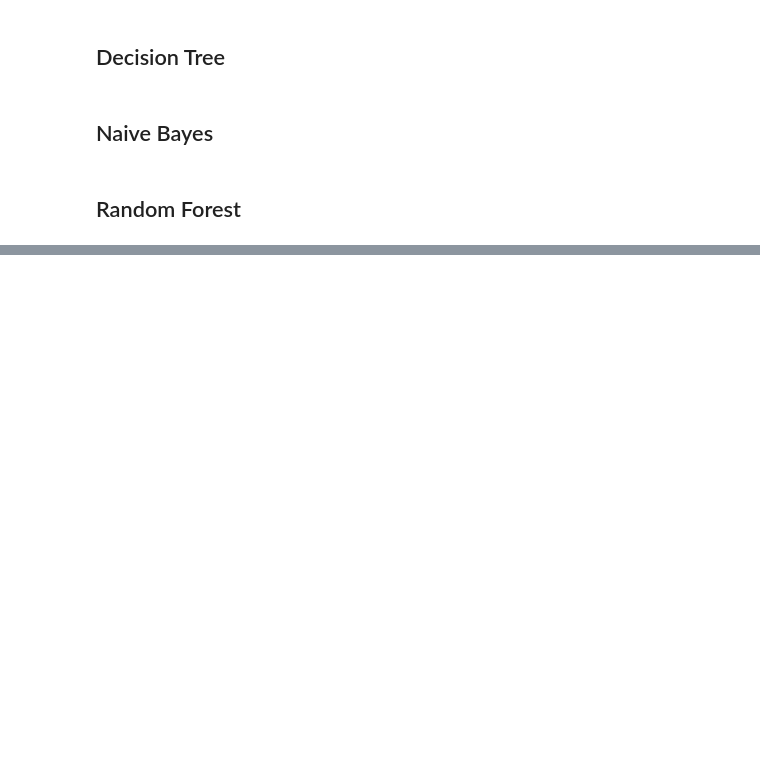
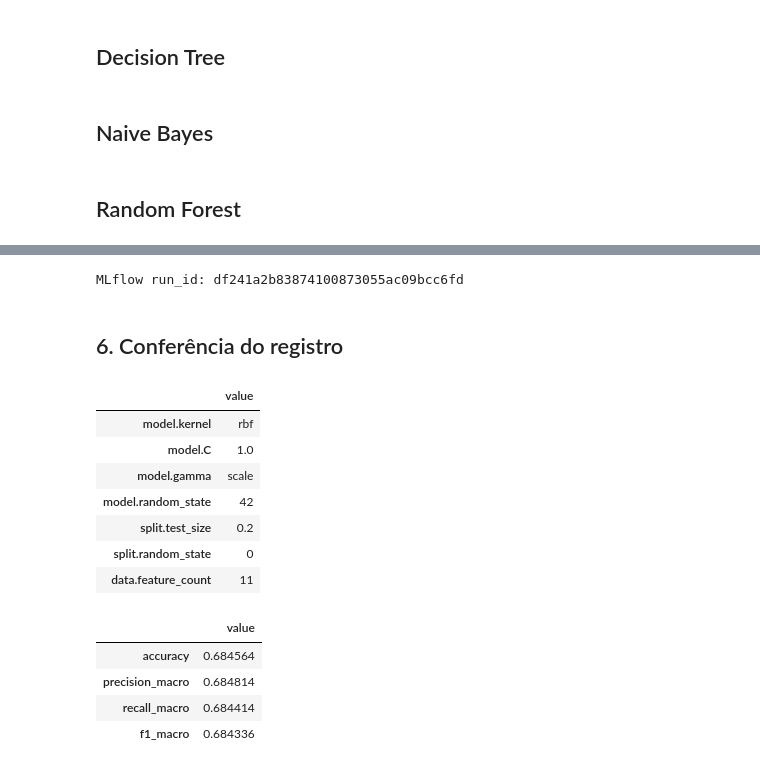
Before and after one commit to thiagolaet/noworkflow-ml-pipeline, a Jupyter notebook: mlflow_pipeline/heart_disease_pipeline.ipynb, the cells around one changed output, grey strips where cells are left out. Cells and saved outputs as stored; diff of their text form; code cells hidden in the pictures; blank space fills up the shorter version.

```diff
--- a/mlflow_pipeline/heart_disease_pipeline.ipynb
+++ b/mlflow_pipeline/heart_disease_pipeline.ipynb
@@ -385,0 +485,65 @@ F1 Score : 0.6843362632409284
+# %%
+# Parâmetros do modelo, da divisão e dos dados
+run_params = {
+    "model.kernel": svm.get_params()["kernel"],
+    "model.C": svm.get_params()["C"],
+    "model.gamma": svm.get_params()["gamma"],
+    "model.random_state": svm.get_params()["random_state"],
+    "split.test_size": 0.2,
+    "split.random_state": 0,
+    "data.feature_count": X_train.shape[1],
+}
+mlflow.log_params(run_params)
+
+# Métricas de avaliação do pipeline
+run_metrics = {
+    "accuracy": float(accuracy),
+    "precision_macro": float(precision),
+    "recall_macro": float(recall),
+    "f1_macro": float(f1),
+}
+mlflow.log_metrics(run_metrics)
+
+# Descrição das transformações feitas antes do treinamento
+preprocessing_description = (
+    "Foram removidos os registros com valores ausentes ou colesterol igual a zero. "
+    "A coluna Sex foi convertida com one-hot encoding, enquanto ChestPainType, "
+    "RestingECG, ExerciseAngina e ST_Slope foram codificadas com LabelEncoder."
+)
+mlflow.log_text(preprocessing_description, "provenance/preprocessing.txt")
+
+model_signature = infer_signature(X_test, y_predicted_svm)
+input_example = X_test.head(5)
+
+mlflow.sklearn.log_model(
+    sk_model=svm,
+    name="model",
+    signature=model_signature,
+    input_example=input_example,
+)
+
+mlflow_run_id = active_run.info.run_id
+mlflow.end_run()
+print(f"MLflow run_id: {mlflow_run_id}")
+# %% [output]
+MLflow run_id: df241a2b83874100873055ac09bcc6fd
+# %% [markdown]
+## 6. Conferência do registro
+# %%
+logged_run = mlflow.get_run(mlflow_run_id)
+display(pd.Series(logged_run.data.params, name="value").to_frame())
+display(pd.Series(logged_run.data.metrics, name="value").to_frame())
+# %% [output]
+|  | value |
+| model.kernel | rbf |
+| model.C | 1.0 |
+| model.gamma | scale |
+| model.random_state | 42 |
+| split.test_size | 0.2 |
+| split.random_state | 0 |
+| data.feature_count | 11 |
+|  | value |
+| accuracy | 0.684564 |
+| precision_macro | 0.684814 |
+| recall_macro | 0.684414 |
+| f1_macro | 0.684336 |
```
Also changed, not shown: parts of 17 cells of this notebook, 1 other file.
